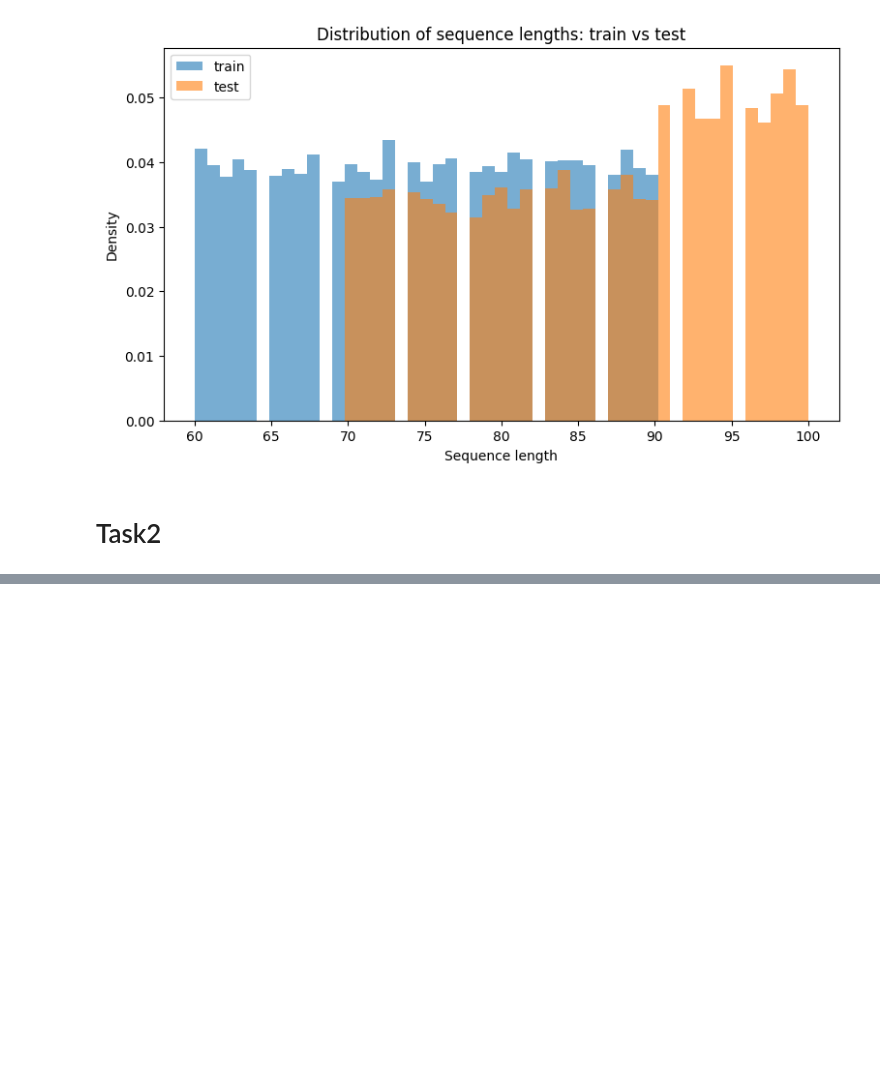
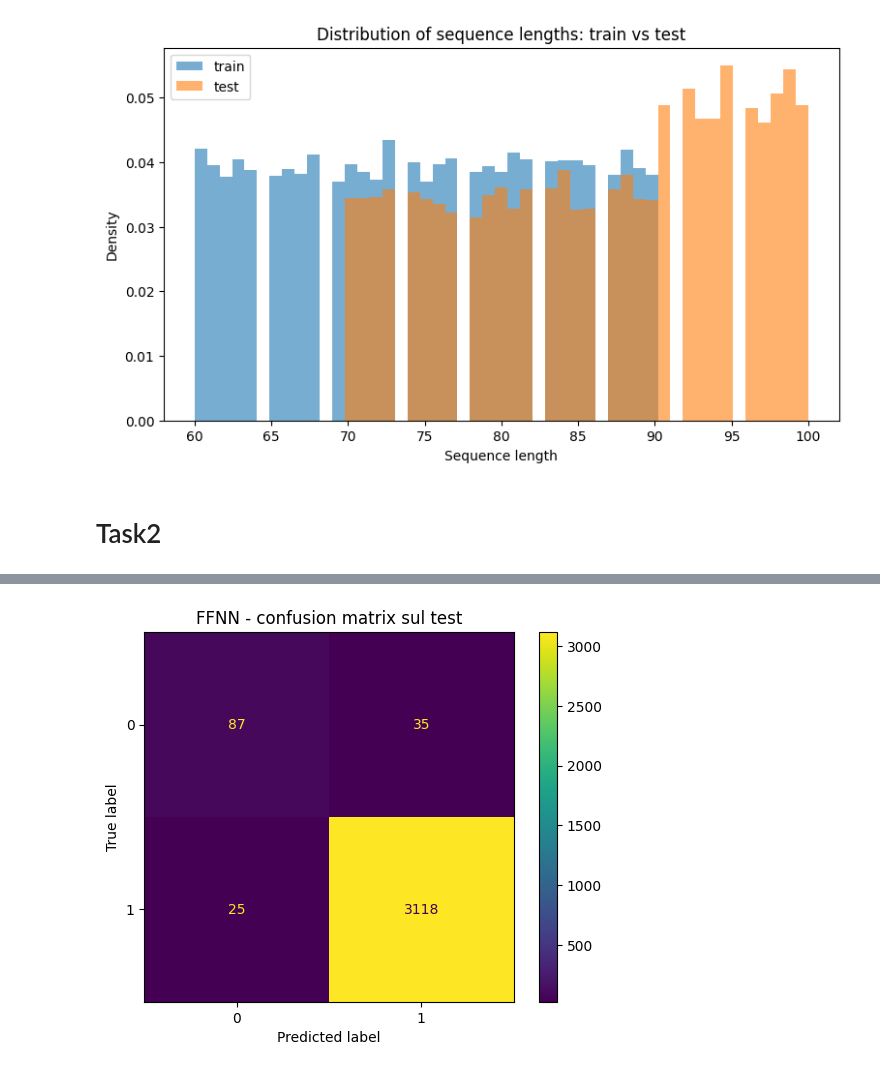
Before and after one commit to HaxelThePenguine/AI-Cybersecurity_labs2026, a Jupyter notebook: Lab_02/lab2.ipynb, the cells around one changed output, grey strips where cells are left out. Saved outputs shown, nothing was run; the diff lists cells and outputs as text; code cells hidden in the pictures; blank space fills up the shorter version.

```diff
--- a/Lab_02/lab2.ipynb
+++ b/Lab_02/lab2.ipynb
@@ -69,0 +198,98 @@ import scikit-learn as skllm
+# %%
+# =========================================================
+# 1. FEATURE: bigram BoW (singole API + coppie di API adiacenti)
+# =========================================================
+
+def identity(seq):
+    return seq
+
+tr_df, val_df = train_test_split(train_pd, test_size=0.2,
+                                 stratify=train_pd[LABEL], random_state=42)
+
+vec = CountVectorizer(
+    ngram_range=(1, 2),     # 1 = singole API, 2 = coppie di API consecutive
+    tokenizer=identity,     # le sequenze sono già liste di token: non spezzarle
+    preprocessor=identity,  # nessuna pre-elaborazione del testo
+    token_pattern=None,     # evita il warning, visto che usiamo un tokenizer nostro
+    lowercase=False,        # mantieni i nomi delle API così come sono
+)
+
+X_train = vec.fit_transform(tr_df[SEQ]).toarray()   # fit SOLO sul train
+X_test  = vec.transform(val_df[SEQ]).toarray()
+
+# log(1 + x): comprime i conteggi molto grandi (sequenze lunghissime)
+X_train = np.log1p(X_train)
+X_test  = np.log1p(X_test)
+
+# Standardizzazione: ogni feature ha media 0 e deviazione standard 1
+scaler = StandardScaler()
+X_train = scaler.fit_transform(X_train)   # calcola media e std sul train
+X_test  = scaler.transform(X_test)        # le applica al test
+
+y_train = tr_df[LABEL].values
+y_test  = val_df[LABEL].values
+
+print("Numero di feature (API distinte):", X_train.shape[1])
+
+# Conversione in tensori PyTorch (la rete lavora con float32)
+X_train_t = torch.tensor(X_train, dtype=torch.float32)
+y_train_t = torch.tensor(y_train, dtype=torch.float32)
+X_test_t  = torch.tensor(X_test,  dtype=torch.float32)
+
+# =========================================================
+# 2. MODELLO: rete feed-forward con 2 strati nascosti
+# =========================================================
+
+class FFNN(nn.Module):
+    def __init__(self, in_dim):
+        super().__init__()
+        self.net = nn.Sequential(
+            nn.Linear(in_dim, 64),   # strato nascosto 1: 64 neuroni
+            nn.ReLU(),
+            nn.Linear(64, 32),       # strato nascosto 2: 32 neuroni
+            nn.ReLU(),
+            nn.Linear(32, 1),        # output: 1 valore (logit) per la classe "malware"
+        )
+
+    def forward(self, x):
+        return self.net(x).squeeze(1)   # da forma (batch, 1) a (batch,)
+
+model = FFNN(X_train.shape[1])
+
+# =========================================================
+# 3. TRAINING
+# =========================================================
+
+loss_fn   = nn.BCEWithLogitsLoss()                         # loss per classificazione binaria
+optimizer = torch.optim.Adam(model.parameters(), lr=1e-3)  # ottimizzatore
+
+# Il DataLoader divide il train in mini-batch da 64 esempi, mescolati a ogni epoca
+loader = DataLoader(TensorDataset(X_train_t, y_train_t), batch_size=64, shuffle=True)
+
+EPOCHS = 20
+for epoch in range(EPOCHS):
+    model.train()
+    total_loss = 0
+    for xb, yb in loader:
+        optimizer.zero_grad()            # azzera i gradienti del passo precedente
+        loss = loss_fn(model(xb), yb)    # forward + calcolo della loss
+        loss.backward()                  # backpropagation: calcola i gradienti
+        optimizer.step()                 # aggiorna i pesi
+        total_loss += loss.item()
+    print(f"Epoca {epoch + 1}/{EPOCHS} - loss media: {total_loss / len(loader):.4f}")
+
+# =========================================================
+# 4. VALUTAZIONE SUL TEST
+# =========================================================
+
+model.eval()                 # modalità valutazione
+with torch.no_grad():        # niente gradienti: stiamo solo predicendo
+    probs = torch.sigmoid(model(X_test_t))   # logit -> probabilità tra 0 e 1
+    y_pred = (probs > 0.5).int().numpy()     # soglia 0.5 -> classe 0 o 1
+
+print(classification_report(y_test, y_pred, digits=4))
+
+ConfusionMatrixDisplay(confusion_matrix(y_test, y_pred)).plot()
+plt.title("FFNN - confusion matrix sul test")
+plt.show()
+# %% [output]
@@ -69,0 +313 @@ import scikit-learn as skllm
+[figure, added]
```
Also changed, not shown: parts of 9 cells of this notebook.
